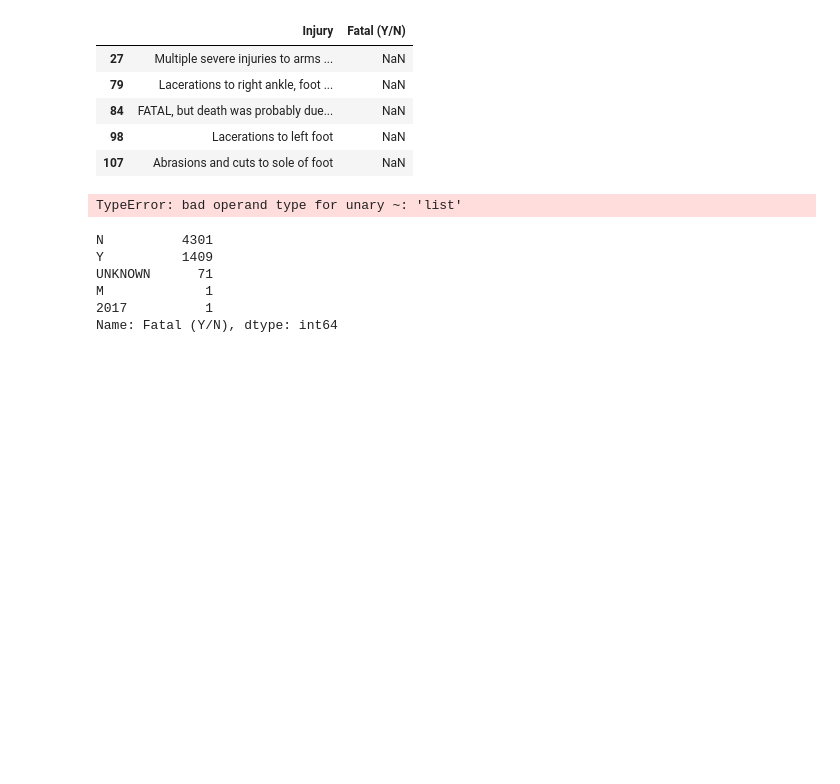
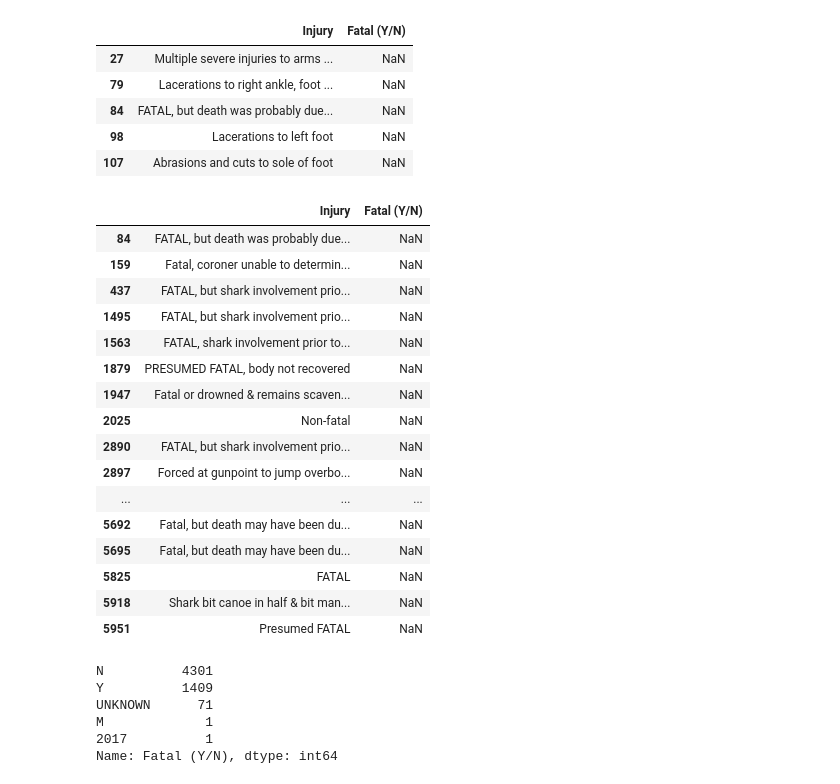
Before and after one commit to carolinatannus/shark_attacks, a Jupyter notebook: shark_analysis.ipynb, the cells around one changed output. Drawn from its saved outputs; the diff is of its cells as text; code cells hidden in the pictures; blank space fills up the shorter version.

Commit message:
explore cases when 'fatal (y/n)' values are null

```diff
--- a/shark_analysis.ipynb
+++ b/shark_analysis.ipynb
@@ -303,6 +303,22 @@ db_attacks[['Injury', 'Fatal (Y/N)']].loc[(db_attacks['Fatal (Y/N)'].isna())].he
 | 98 | Lacerations to left foot | NaN |
 | 107 | Abrasions and cuts to sole of foot | NaN |
 # %%
-db_attacks[['Injury', 'Fatal (Y/N)']].loc[(db_attacks['Fatal (Y/N)'].isna()) & (~db_attacks['Injury'].str.findall('FATAL',flags=re.IGNORECASE))]
+db_attacks[['Injury', 'Fatal (Y/N)']].loc[(db_attacks['Fatal (Y/N)'].isna()) & (db_attacks['Injury'].str.findall('FATAL',flags=re.IGNORECASE))]
 # %% [output]
-TypeError: bad operand type for unary ~: 'list'
+|  | Injury | Fatal (Y/N) |
+| 84 | FATAL, but death was probably due... | NaN |
+| 159 | Fatal, coroner unable to determin... | NaN |
+| 437 | FATAL, but shark involvement prio... | NaN |
+| 1495 | FATAL, but shark involvement prio... | NaN |
+| 1563 | FATAL, shark involvement prior to... | NaN |
+| 1879 | PRESUMED FATAL, body not recovered | NaN |
+| 1947 | Fatal or drowned & remains scaven... | NaN |
+| 2025 | Non-fatal | NaN |
+| 2890 | FATAL, but shark involvement prio... | NaN |
+| 2897 | Forced at gunpoint to jump overbo... | NaN |
+| ... | ... | ... |
+| 5692 | Fatal, but death may have been du... | NaN |
+| 5695 | Fatal, but death may have been du... | NaN |
+| 5825 | FATAL | NaN |
+| 5918 | Shark bit canoe in half & bit man... | NaN |
+| 5951 | Presumed FATAL | NaN |
```
Also changed, not shown: parts of 3 cells of this notebook.
